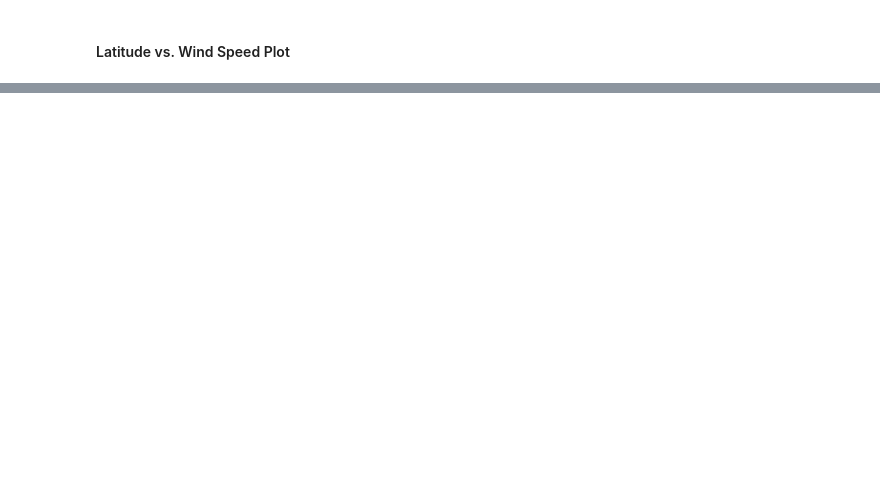
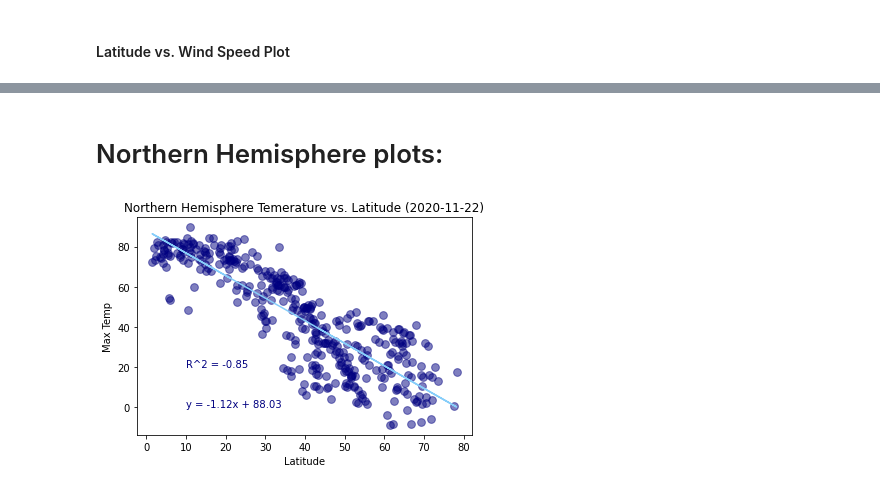
Before and after one commit to elubanska/WeatherPy, a Jupyter notebook: Instructions/starter_code/WeatherPy.ipynb, the cells around one changed output, grey strips where cells are left out. Cells and saved outputs as stored; diff of their text form; code cells hidden in the pictures; blank space fills up the shorter version.

```diff
--- a/Instructions/starter_code/WeatherPy.ipynb
+++ b/Instructions/starter_code/WeatherPy.ipynb
@@ -261,0 +261,3 @@ plt.show()
+# %%
+North_Hemisphere = weather_data.loc[weather_data["Latitude"]>0]
+North_Hemisphere.head(10)
@@ -261,0 +276,21 @@ plt.show()
+# %% [markdown]
+# Northern Hemisphere plots:
+# %%
+North_Hemisphere.plot(kind="scatter",x="Latitude",y="Max Temp",s=60, c='navy', edgecolors="navy",alpha=0.5)
+title = "Northern Hemisphere Temerature vs. Latitude ("+str(current_date)+")"
+plt.title(title)
+
+correlation_coef = round(st.pearsonr(North_Hemisphere['Max Temp'],North_Hemisphere['Latitude'])[0],2)
+corr_coef = "R^2 = " + str(round(correlation_coef,2))
+
+tw_slope, tw_int, tw_r, tw_p, tw_std_err = st.linregress(North_Hemisphere['Latitude'],North_Hemisphere['Max Temp'])
+tw_fit = tw_slope * North_Hemisphere['Latitude'] + tw_int
+reg_eq = "y = " + str(round(tw_slope,2)) + "x + " +str(round(tw_int,2))
+plt.plot(North_Hemisphere['Latitude'],tw_fit,"lightskyblue")
+
+plt.annotate(corr_coef,(10,20), fontsize = 10, color="navy")
+plt.annotate(reg_eq,(10,0), fontsize = 10, color="navy")
+plt.savefig("NH_Temp_vs_Lat.png")
+plt.show()
+# %% [output]
+[figure, added]
```
Also changed, not shown: parts of 18 cells of this notebook, 15 other files.
